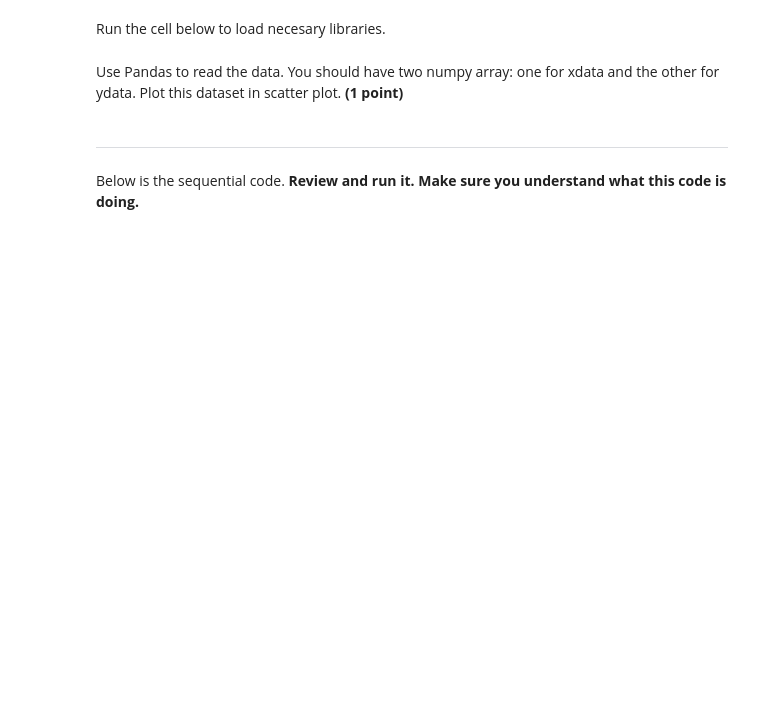
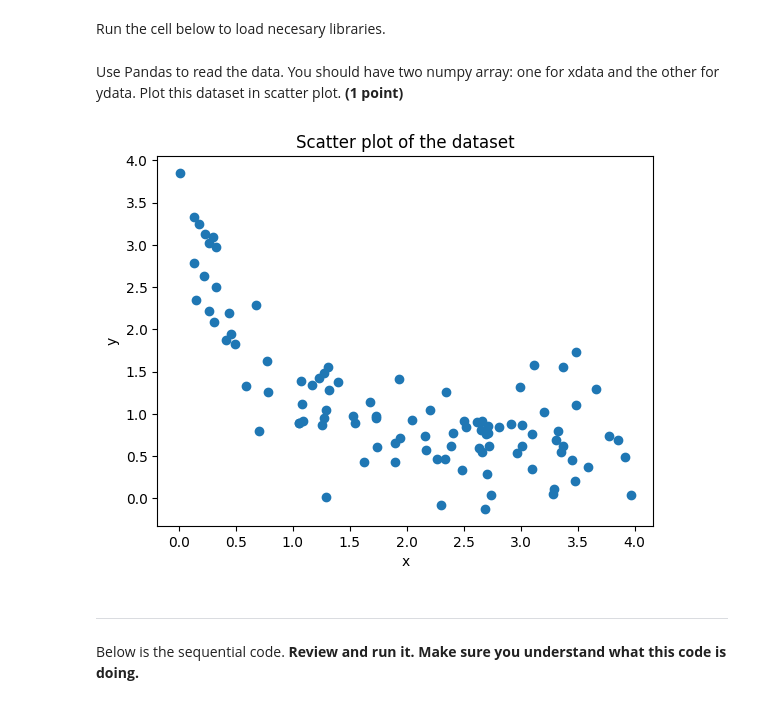
Before and after one commit to KlutzyFella/CMSE202-f25-turnin, a Jupyter notebook: hw-01/HW-01_GitPracticeDebuggingPythonPackagesAndClasses-SS25-STUDENT.ipynb, the cells around one changed output. Cells and saved outputs as stored; diff of their text form; code cells hidden in the pictures; blank space fills up the shorter version.

```diff
--- a/hw-01/HW-01_GitPracticeDebuggingPythonPackagesAndClasses-SS25-STUDENT.ipynb
+++ b/hw-01/HW-01_GitPracticeDebuggingPythonPackagesAndClasses-SS25-STUDENT.ipynb
@@ -545,3 +545,21 @@ print(ydata)
+# %%
+# write your code in this cell
+# Read the data using pandas
+data = pd.read_csv('xy_dataset.csv')
+
+# Extract xdata and ydata as numpy arrays
+xdata = data['xdata'].values
+ydata = data['ydata'].values
+
+# Plot the dataset in a scatter plot
+plt.scatter(xdata, ydata)
+
+plt.xlabel('x')
+plt.ylabel('y')
+plt.title('Scatter plot of the dataset')
+plt.show()
+# %% [output]
+[figure, added]
 # %% [markdown]
 ---
 Below is the sequential code. **Review and run it. Make sure you understand what this code is doing.**
```
Also changed, not shown: parts of 21 cells of this notebook, 3 other files.
